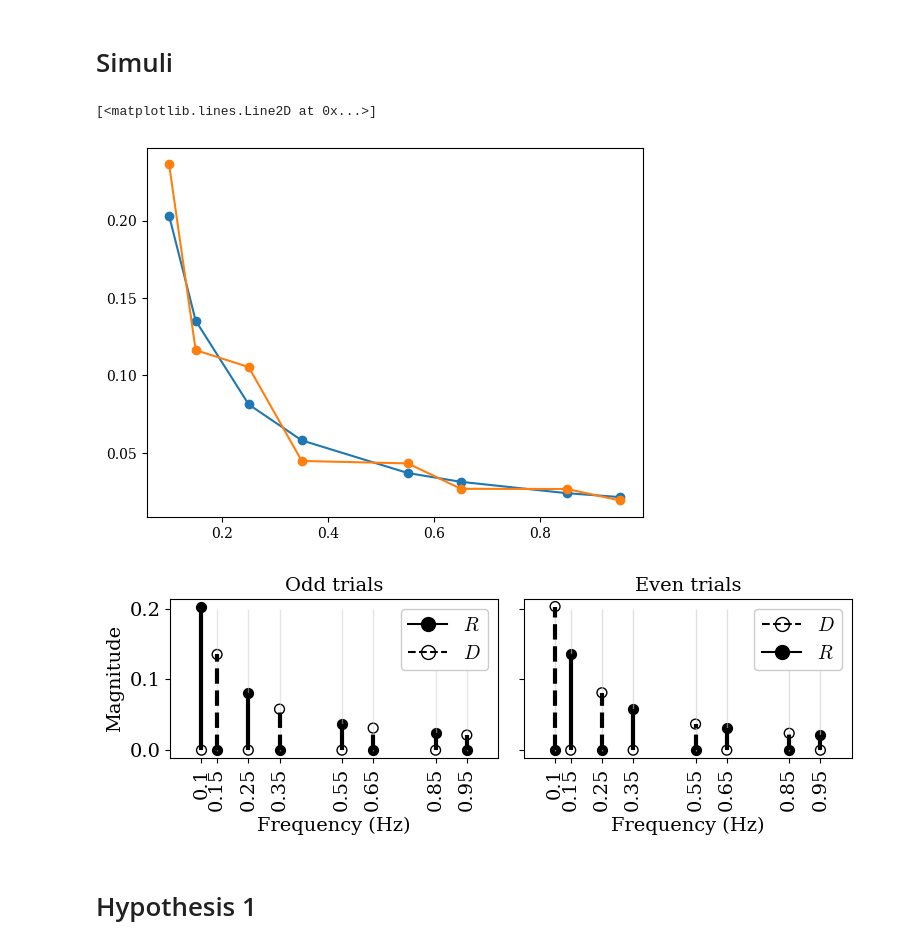
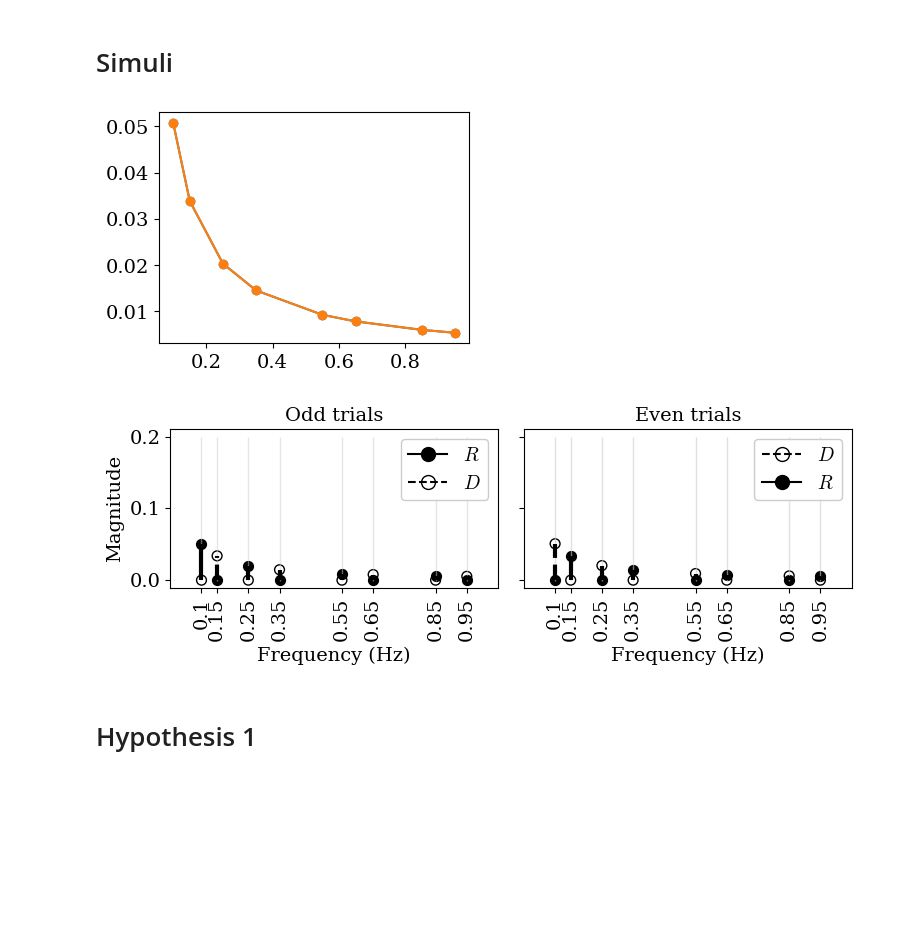
Before and after one commit to sburden-group/sensorimotor_fusion, a Jupyter notebook: analysis/Multimodal paper/20250218_performance.ipynb, the cells around one changed output. Saved outputs shown, nothing was run; the diff lists cells and outputs as text; code cells hidden in the pictures; blank space fills up the shorter version.

```diff
--- a/analysis/Multimodal paper/20250218_performance.ipynb
+++ b/analysis/Multimodal paper/20250218_performance.ipynb
@@ -97,7 +97,7 @@ scaleOutputScreen =  0.25
 
 # Load the array from the file
 with open('multimodal_data.pkl', 'rb') as file:
-    Rs,Ds,Us,U0s,U1s,Ys,rs,ds,us,u0s,u1s,ys,errors,Tur,Tu0r,Tu1r,Tud,Tu0d,Tu1d,Tyr,Tyd,F,B,F0,F1,B0,B1 = pickle.load(file)
+    Rs,Ds,MDs,Us,U0s,U1s,Ys,rs,ds,mds,us,u0s,u1s,ys,errors,Tur,Tu0r,Tu1r,Tud,Tu0d,Tu1d,Tyr,Tyd,F,B,F0,F1,B0,B1 = pickle.load(file)
 # %%
 print(Rs.shape) # subject x condition x trial x all freqs
 print(rs.shape) # subject x condition x trial x timestamps
@@ -124,18 +124,19 @@ trial_num =  14
 # %% [markdown]
 # Simuli
 # %%
+fig,ax = plt.subplots(figsize=(4,3))
 Stimuli = np.zeros(IX.shape,dtype = complex)
 Stimuli[::2] = Rs[0,0,-1,IX][::2]
 Stimuli[1::2] = Rs[0,0,-2,IX][1::2]
-plt.plot(freqs,np.abs(Stimuli),'-o')
+ax.plot(freqs,np.abs(Stimuli),'-o')
 
 Stimuli = np.zeros(IX.shape,dtype = complex)
-Stimuli[::2] = Ds[0,0,-1,IX][1::2]
-Stimuli[1::2] = Ds[0,0,-2,IX][::2]
-plt.plot(freqs,np.abs(M*Stimuli),'-o')
+Stimuli[1::2] = MDs[0,0,-1,IX][1::2]
+Stimuli[::2] = MDs[0,0,-2,IX][::2]
+ax.plot(freqs,np.abs(Stimuli),'-o')
+plt.show()
 # %% [output]
-[<matplotlib.lines.Line2D at 0x...>]
-[figure, old version]
+[figure, new version]
 # %%
 xticks = np.array([0.1 , 0.15, 0.25, 0.35, 0.55, 0.65, 0.85, 0.95])
 xlim = (0.095, 1.0)
@@ -147,7 +148,7 @@ ax = axs[0]
 trial = 1
 ax.vlines(freqs,ymin=-0.001, ymax=0.2,linewidth=1, color='0.8',alpha = 0.5)
 R = np.abs( Rs[sub,cond,trial,IX] )
-D = np.abs( M*Ds[sub,cond,trial,IX] )
+D = np.abs( MDs[sub,cond,trial,IX] )
 ax.scatter(freqs,R, color='black',label=r'$R$_{odd}',s=50)
 ax.scatter(freqs,D, color='black',label=r'$D_{even}$',facecolors='none',s=50)
 ax.vlines(freqs,np.zeros((len(IX),)),R,color='black',linewidth = 3)
@@ -167,7 +168,7 @@ ax = axs[1]
 trial = 0
 ax.vlines(freqs,ymin=-0.001, ymax=0.2,linewidth=1, color='0.8',alpha = 0.6)
 R = np.abs( Rs[sub,cond,trial,IX] )
-D = np.abs( M*Ds[sub,cond,trial,IX] )
+D = np.abs( MDs[sub,cond,trial,IX] )
 ax.scatter(freqs,R, color='black',label=r'$R$_{odd}',s=50)
 ax.scatter(freqs,D, color='black',label=r'$D_{even}$',facecolors='none',s=50)
 ax.vlines(freqs,np.zeros((len(IX),)),R,color='black',linewidth = 3)
@@ -185,7 +186,7 @@ plt.tight_layout()
 fig.savefig('stimuli.svg')
 plt.show()
 # %% [output]
-[figure, old version]
+[figure, new version]
 # %% [markdown]
 # Hypothesis 1
 # %% [markdown]
```
Also changed, not shown: 1 other file.
